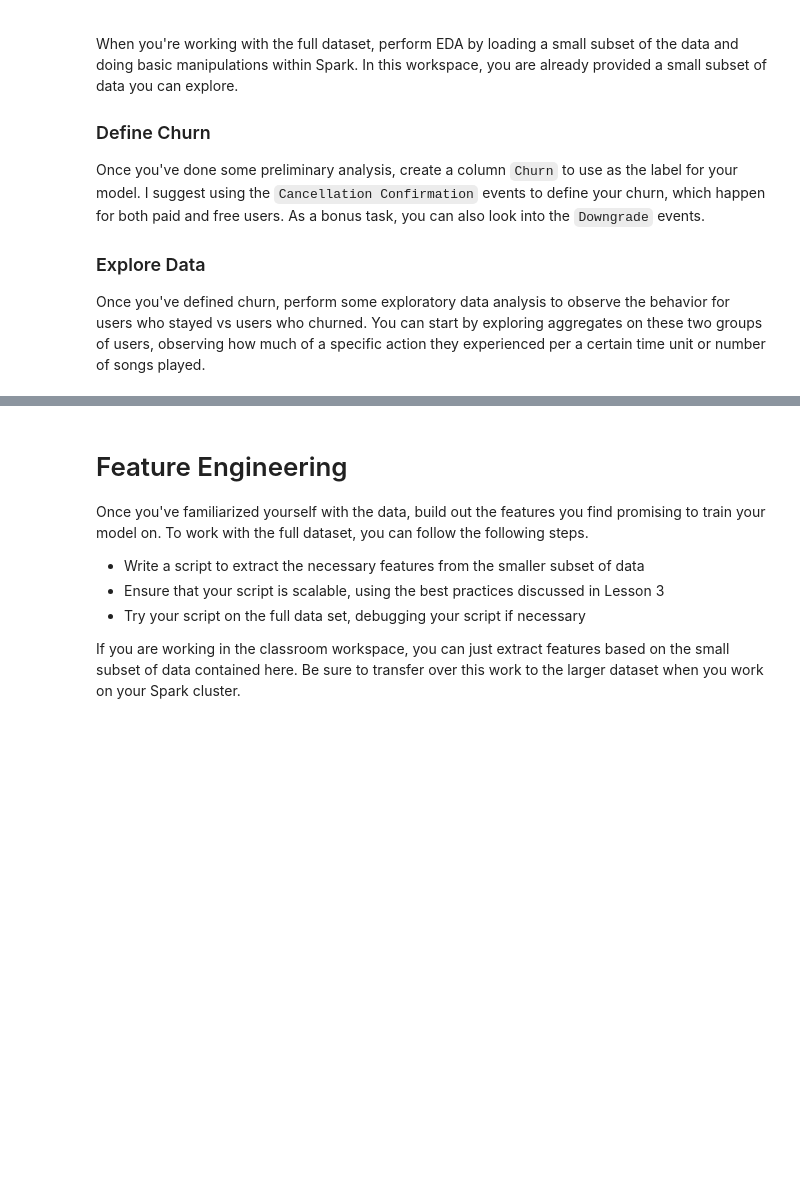
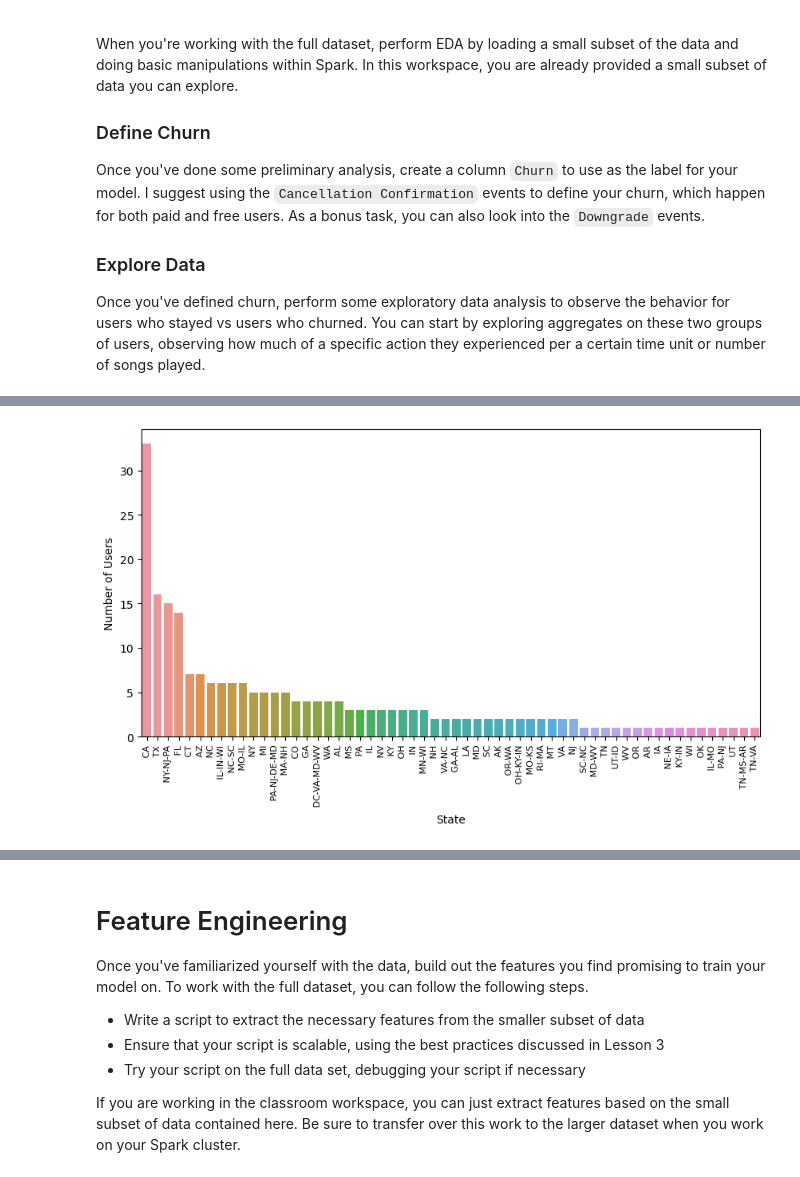
Before and after one commit to audidatacamp370/p4_capstone_spakify, a Jupyter notebook: Sparkify.ipynb, the cells around one changed output, grey strips where cells are left out. Cells and saved outputs as stored; diff of their text form; code cells hidden in the pictures; blank space fills up the shorter version.

```diff
--- a/Sparkify.ipynb
+++ b/Sparkify.ipynb
@@ -235,0 +294,8 @@ Once you've defined churn, perform some exploratory data analysis to observe the
+# %%
+plt.figure( figsize=[10,5])
+ax=sns.barplot(x=df_user.state.value_counts().index,y=df_user.state.value_counts(),);
+ax.set_xticklabels(ax.get_xticklabels(), rotation=90, fontsize=8)
+plt.xlabel('State')
+plt.ylabel('Number of Users');
+# %% [output]
+[figure, added]
```
Also changed, not shown: parts of 14 cells of this notebook.
